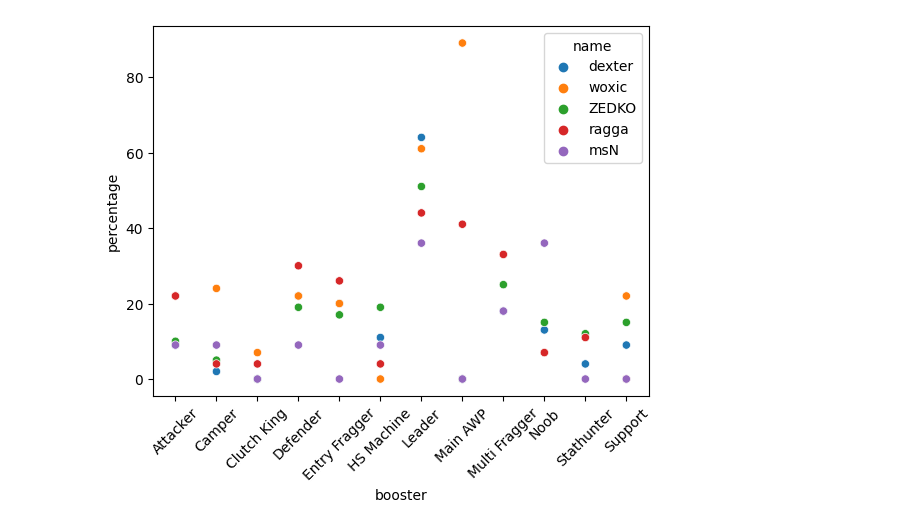
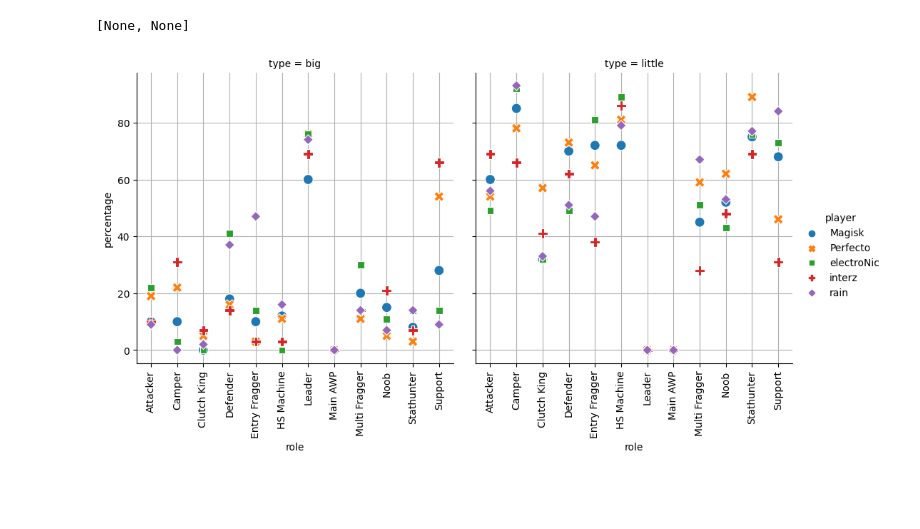
Before and after one commit to nilswiersma/hltv-fantasy-scraper, a Jupyter notebook: analyze_roles.ipynb, the cells around one changed output. Cells and saved outputs as stored; diff of their text form; code cells hidden in the pictures; blank space fills up the shorter version.

```diff
--- a/analyze_roles.ipynb
+++ b/analyze_roles.ipynb
@@ -12,7 +12,20 @@ df = pd.read_pickle('pickles/294-roles.pkl')
-# %%
-fig, ax = plt.subplots()
-ax = sns.scatterplot(data=df, x='booster', y='percentage', hue='name')
-ax.tick_params(axis='x', rotation=45)
-# ax.grid()
-# %% [output]
-[figure, removed]
+# %%
+# scatter
+
+# need to melt big and little for sns relplot
+dfm = df.melt(id_vars=['role', 'player'], value_vars=['big', 'little'], var_name='type', value_name='percentage')
+
+axgrid = sns.relplot(
+    data=dfm, x='role', y='percentage',
+    col='type',
+    hue="player", style="player",
+    kind="scatter",
+    s=100,
+    zorder=5
+)
+
+[ax.tick_params(axis='x', rotation=90) for ax in axgrid.axes.ravel()]
+[ax.grid(zorder=1, which='major') for ax in axgrid.axes.ravel()]
+# %% [output]
+[None, None]
+[figure, added]
```
Also changed, not shown: parts of 9 cells of this notebook, 1 other file.
